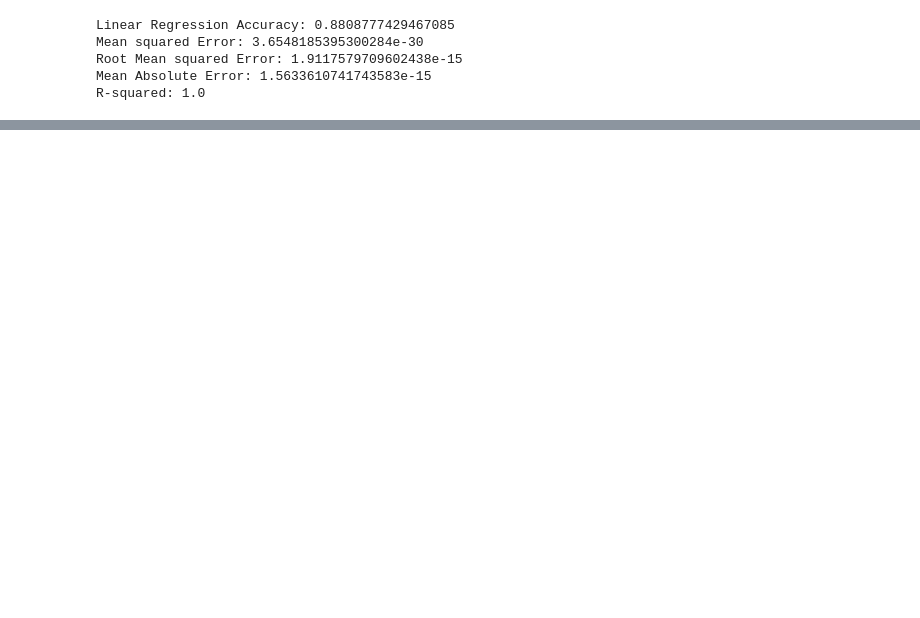
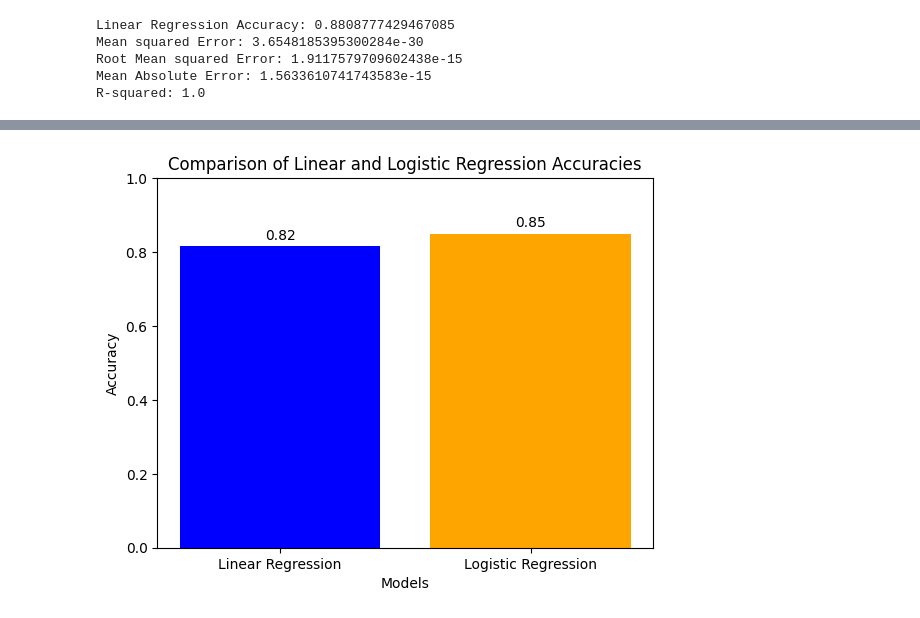
Before and after one commit to pavancos/FetalClassification_ML, a Jupyter notebook: fetal_classification.ipynb, the cells around one changed output, grey strips where cells are left out. Cells and saved outputs as stored; diff of their text form; code cells hidden in the pictures; blank space fills up the shorter version.

Commit message:
updated graphs

```diff
--- a/fetal_classification.ipynb
+++ b/fetal_classification.ipynb
@@ -15,5 +22,5 @@ import numpy as np
 # %%
-data=pd.read_csv('fetal_health.csv')
+data=pd.read_csv('/content/drive/MyDrive/fetal_health.csv')
 print(data)
 # %% [output]
       baseline value  accelerations  fetal_movement  uterine_contractions  \
@@ -380,0 +495,72 @@ R-squared: 1.0
+# %%
+import matplotlib.pyplot as plt
+import numpy as np
+import pandas as pd
+from sklearn.metrics import accuracy_score
+from sklearn.model_selection import train_test_split
+from sklearn.linear_model import LinearRegression, LogisticRegression
+from sklearn.impute import SimpleImputer
+
+# Assuming 'classification' is a variable containing the target column name
+classification = 'fetal_health'
+
+# Assuming data is your DataFrame
+# Replace '\t?' with NaN
+data.replace('\t?', np.nan, inplace=True)
+
+# Select features (X) and target variable (y)
+feature_columns = ['baseline value', 'accelerations', 'fetal_movement', 'uterine_contractions', 'light_decelerations', 'severe_decelerations', 'prolongued_decelerations', 'abnormal_short_term_variability', 'mean_value_of_short_term_variability', 'percentage_of_time_with_abnormal_long_term_variability', 'mean_value_of_long_term_variability', 'histogram_width', 'histogram_min', 'histogram_max', 'histogram_number_of_peaks', 'histogram_number_of_zeroes', 'histogram_mode', 'histogram_mean', 'histogram_median', 'histogram_variance', 'histogram_tendency']
+X = data[feature_columns]
+y = data[classification]
+
+# Convert columns to numeric (assuming that they are numeric features)
+X = X.apply(pd.to_numeric, errors='coerce')
+
+# Impute missing values using the mean strategy
+imputer = SimpleImputer(strategy='mean')
+X_imputed = imputer.fit_transform(X)
+
+# Split the data into training and testing sets
+train_X, test_X, train_Y, test_Y = train_test_split(X_imputed, y, test_size=0.3, random_state=42)
+
+# Create a linear regression model
+linear_model = LinearRegression()
+
+# Fit the linear model to the training data
+linear_model.fit(train_X, train_Y)
+
+# Make predictions using linear regression
+linear_predictions = linear_model.predict(test_X)
+
+# Evaluate linear regression using accuracy (not typical for regression, added for comparison)
+accuracy_linear = accuracy_score(test_Y, np.round(linear_predictions).astype(int))
+
+# Create a logistic regression model
+logistic_model = LogisticRegression()
+
+# Fit the logistic model to the training data
+logistic_model.fit(train_X, train_Y)
+
+# Make predictions using logistic regression
+logistic_predictions = logistic_model.predict(test_X)
+
+# Evaluate logistic regression using accuracy
+accuracy_logistic = accuracy_score(test_Y, logistic_predictions)
+
+# Create a bar plot for accuracies
+models = ['Linear Regression', 'Logistic Regression']
+accuracies = [accuracy_linear, accuracy_logistic]
+
+plt.bar(models, accuracies, color=['blue', 'orange'])
+plt.xlabel('Models')
+plt.ylabel('Accuracy')
+plt.title('Comparison of Linear and Logistic Regression Accuracies')
+
+# Display the accuracy values on top of the bars
+for i, v in enumerate(accuracies):
+    plt.text(i, v + 0.01, str(round(v, 2)), ha='center', va='bottom')
+
+plt.ylim(0, 1)  # Set y-axis limit to 0-1 for accuracy
+plt.show()
+# %% [output]
+[figure, added]
```
Also changed, not shown: parts of 12 cells of this notebook.
